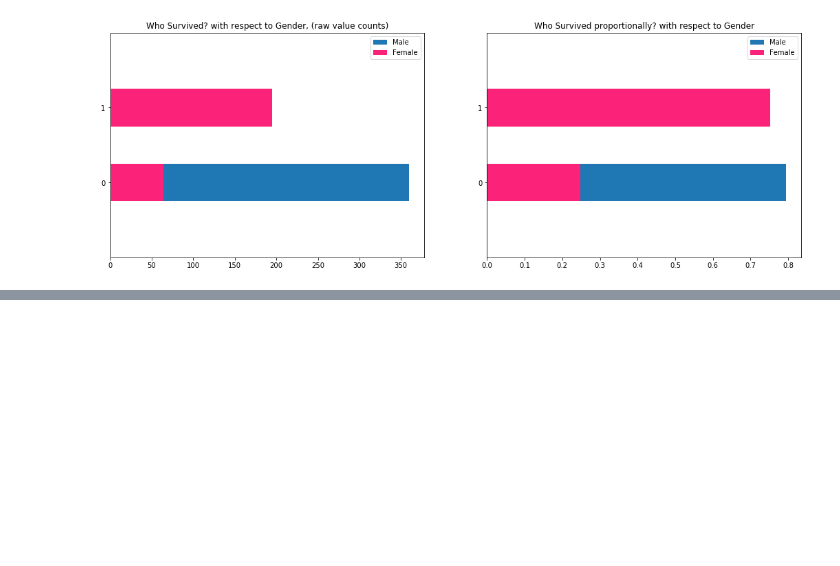
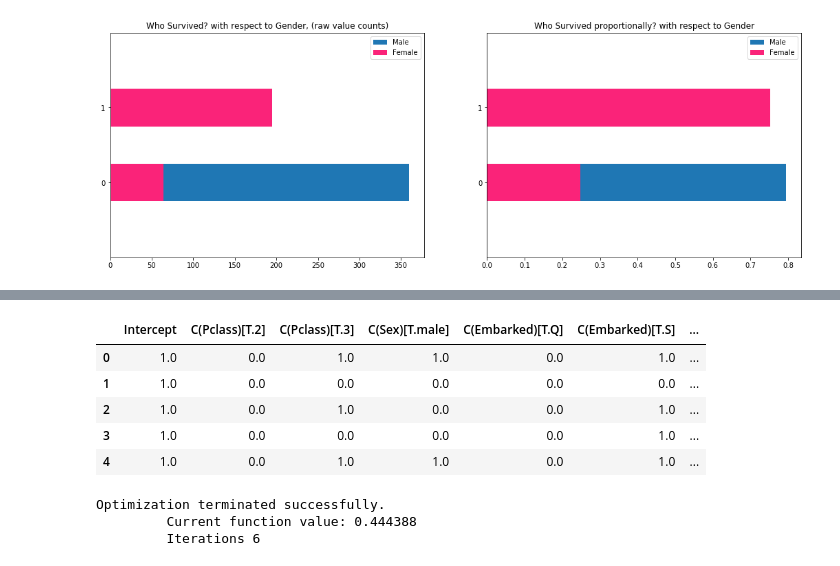
Before and after one commit to just-a-stone/notebook-exercise, a Jupyter notebook: kaggle-titanic/all.ipynb, the cells around one changed output, grey strips where cells are left out. Cells and saved outputs as stored; diff of their text form; code cells hidden in the pictures; blank space fills up the shorter version.

```diff
--- a/kaggle-titanic/all.ipynb
+++ b/kaggle-titanic/all.ipynb
@@ -78,0 +209,13 @@ plt.legend(loc='best')
+# %%
+#logistic回归模型
+formula = 'Survived ~ C(Pclass) + C(Sex) + Age + SibSp + C(Embarked)'
+y,x = dmatrices(formula,data=df,return_type='dataframe')
+# %%
+x.head(5)
+# %% [output]
+|  | Intercept | C(Pclass)[T.2] | C(Pclass)[T.3] | C(Sex)[T.male] | C(Embarked)[T.Q] | C(Embarked)[T.S] | ... |
+| 0 | 1.0 | 0.0 | 1.0 | 1.0 | 0.0 | 1.0 | ... |
+| 1 | 1.0 | 0.0 | 0.0 | 0.0 | 0.0 | 0.0 | ... |
+| 2 | 1.0 | 0.0 | 1.0 | 0.0 | 0.0 | 1.0 | ... |
+| 3 | 1.0 | 0.0 | 0.0 | 0.0 | 0.0 | 1.0 | ... |
+| 4 | 1.0 | 0.0 | 1.0 | 1.0 | 0.0 | 1.0 | ... |
@@ -78,0 +224,6 @@ plt.legend(loc='best')
+# %%
+res = model.fit()
+# %% [output]
+Optimization terminated successfully.
+         Current function value: 0.444388
+         Iterations 6
```
Also changed, not shown: parts of 5 cells of this notebook, 1 other file.
